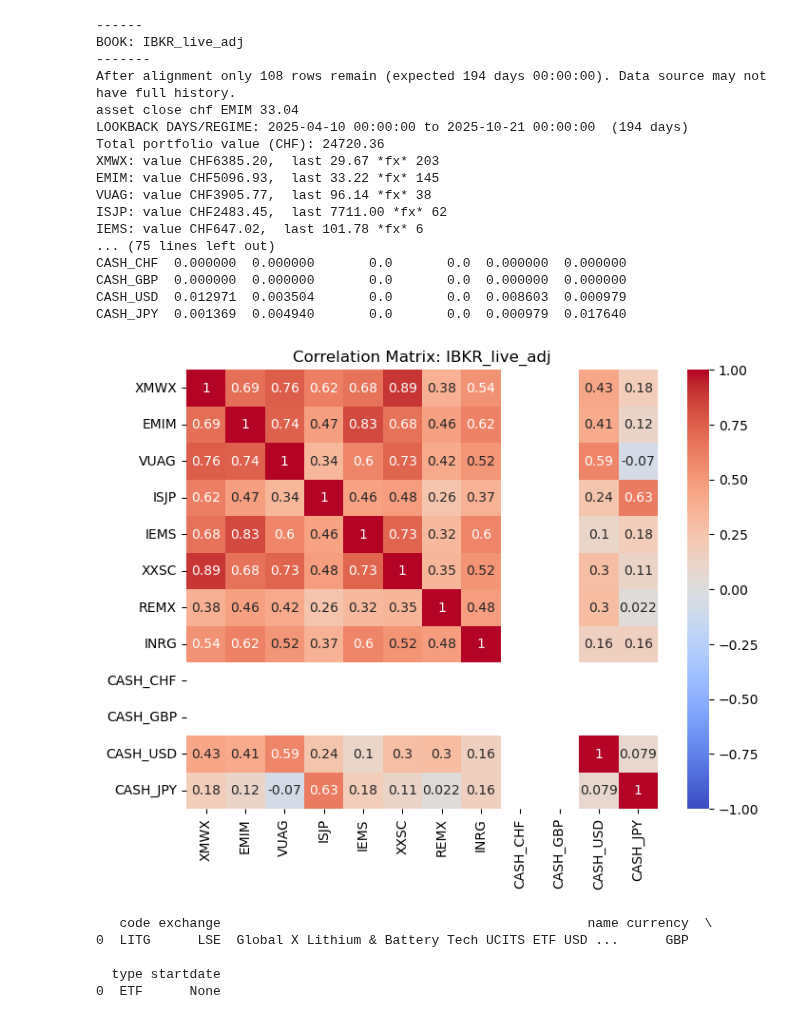
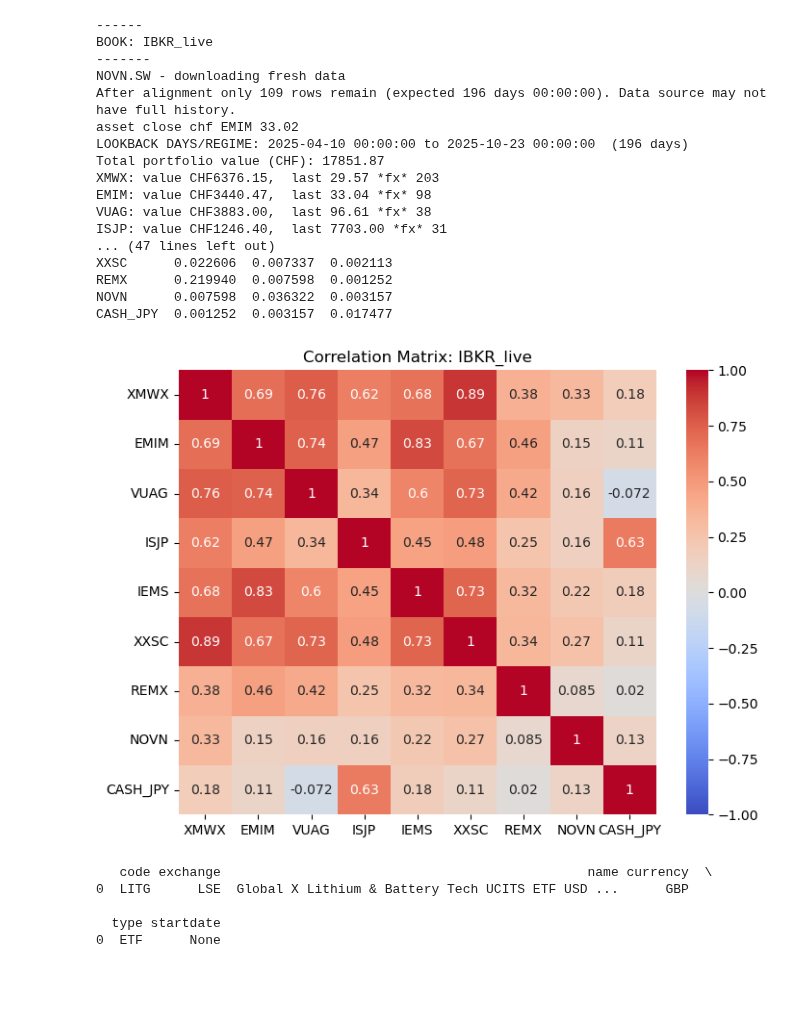
Before and after one commit to nimchimpski/GeoQuant, a Jupyter notebook: risk_matrix_run.ipynb, the cells around one changed output. Cells and saved outputs as stored; diff of their text form; code cells hidden in the pictures; blank space fills up the shorter version.

```diff
--- a/risk_matrix_run.ipynb
+++ b/risk_matrix_run.ipynb
@@ -221,6 +223,6 @@ def build_returns_matrix_in_chf(
 # %%
 
-PORTFOLIO = 'IBKR_live_adj'
+PORTFOLIO = 'IBKR_live'
             # 'IBKR_live_adj'
             # 'IBKR_sim'
             # 'exp'
@@ -229,49 +231,49 @@ holdings=getattr(books, PORTFOLIO)  # verify it exists
 DEBUG = False
 window_start = '2025-4-10'
 window_end = None
 print('------\nBOOK:', PORTFOLIO, '\n-------')
 
 
 
 rets_df, prices_df, w = risk_matrix.build_returns_matrix_in_chf(holdings, params=config.params, no_fx=False, usd_shift=False, window_start=window_start, window_end=window_end,  DEBUG=DEBUG)
 
 risk = risk_matrix.portfolio_risk(rets_df, w)
 
 # print( rets_df.tail(3) )
 print("Portfolio σ (an_adjnualized, CHF): {:.2%}".format(risk["port_vol"]))
 print(" CORE EQUITY BAND = 15 - 30%, DIVERSIFIERS = 5 - 12%, TACTICALS <= 10%,")
 print('equity core max 30%, diversifiers max 12%, tacticals max 10%, total max 15%')
 print(risk["summary"].round({"Weight":3,"Vol_1Y_CHF":3,"MRC":3,"PRC_%":1, }))
 print(f'CORRELATION:')
 print(f'{risk["corr"].round(2)}')
 print(f'COVARIANCE:')
 print(f'{risk["cov_annual"]}')
 
 corr_matrix = risk["corr"]
 
 plt.figure(figsize=(8, 6))
 sns.heatmap(corr_matrix, annot=True, cmap="coolwarm", vmin=-1, vmax=1)
 plt.title(f"Correlation Matrix: {PORTFOLIO}")
 plt.show()
 # %% [output]
 ------
-BOOK: IBKR_live_adj
+BOOK: IBKR_live
 -------
-After alignment only 108 rows remain (expected 194 days 00:00:00). Data source may not have full history.
-asset close chf EMIM 33.04
-LOOKBACK DAYS/REGIME: 2025-04-10 00:00:00 to 2025-10-21 00:00:00  (194 days)
-Total portfolio value (CHF): 24720.36
-XMWX: value CHF6385.20,  last 29.67 *fx* 203
-EMIM: value CHF5096.93,  last 33.22 *fx* 145
-VUAG: value CHF3905.77,  last 96.14 *fx* 38
-ISJP: value CHF2483.45,  last 7711.00 *fx* 62
-IEMS: value CHF647.02,  last 101.78 *fx* 6
-... (75 lines left out)
-CASH_CHF  0.000000  0.000000       0.0       0.0  0.000000  0.000000
-CASH_GBP  0.000000  0.000000       0.0       0.0  0.000000  0.000000
-CASH_USD  0.012971  0.003504       0.0       0.0  0.008603  0.000979
-CASH_JPY  0.001369  0.004940       0.0       0.0  0.000979  0.017640
+NOVN.SW - downloading fresh data
+After alignment only 109 rows remain (expected 196 days 00:00:00). Data source may not have full history.
+asset close chf EMIM 33.02
+LOOKBACK DAYS/REGIME: 2025-04-10 00:00:00 to 2025-10-23 00:00:00  (196 days)
+Total portfolio value (CHF): 17851.87
+XMWX: value CHF6376.15,  last 29.57 *fx* 203
+EMIM: value CHF3440.47,  last 33.04 *fx* 98
+VUAG: value CHF3883.00,  last 96.61 *fx* 38
+ISJP: value CHF1246.40,  last 7703.00 *fx* 31
+... (47 lines left out)
+XXSC      0.022606  0.007337  0.002113
+REMX      0.219940  0.007598  0.001252
+NOVN      0.007598  0.036322  0.003157
+CASH_JPY  0.001252  0.003157  0.017477
-[figure, old version]
+[figure, new version]
 # %%
 def eod_search(quey: str, token: str):
     import requests, pandas as pd
```
Also changed, not shown: parts of 1 cell of this notebook, 20 other files.
